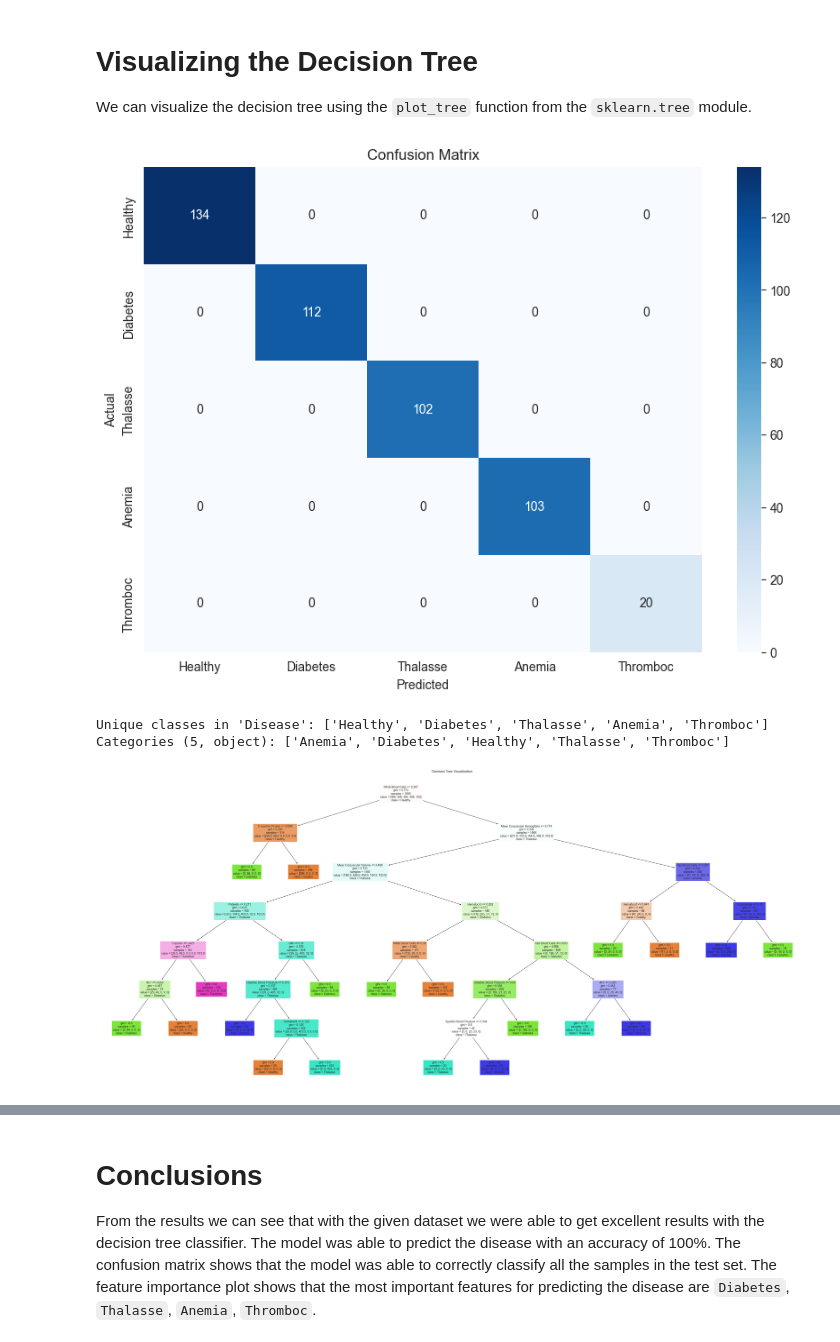
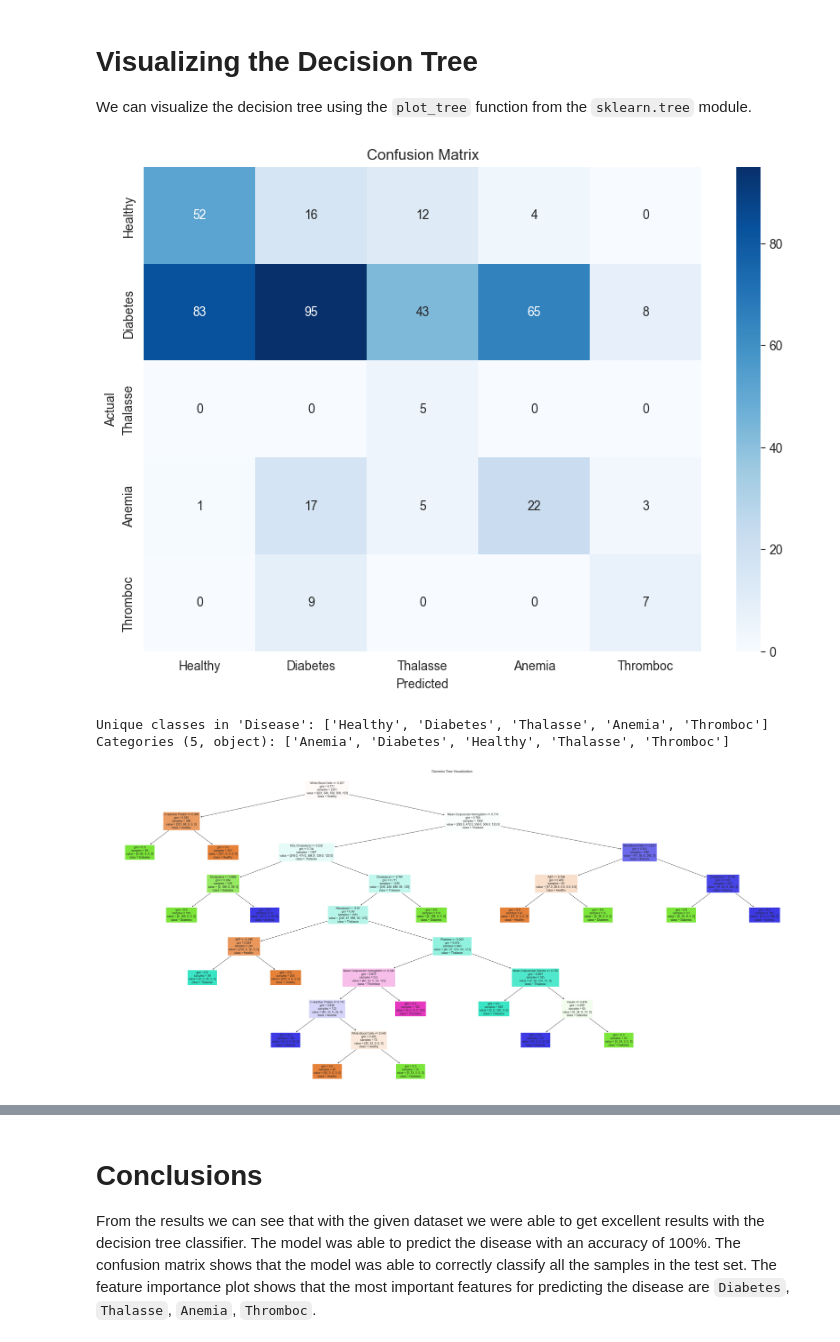
Before and after one commit to tcivie/Disease-prediction, a Jupyter notebook: Decision Trees.ipynb, the cells around one changed output, grey strips where cells are left out. Drawn from its saved outputs; the diff is of its cells as text; code cells hidden in the pictures.

Commit message:
Fixed, to use the test data

```diff
--- a/Decision Trees.ipynb
+++ b/Decision Trees.ipynb
@@ -15,3 +14,6 @@ data.head()
 | 3 | 0.136609 | 0.015605 | 0.419957 | 0.191487 | 0.081168 | 0.166214 | 0.073293 | ... |
 | 4 | 0.176737 | 0.752220 | 0.971779 | 0.785286 | 0.443880 | 0.439851 | 0.894991 | ... |
 5 rows × 25 columns
+# %%
+testData = pd.read_csv('data/blood_samples_dataset_test.csv')
+testData.head()
@@ -62,0 +96,2 @@ dtype: object
+# %%
+testData = testData[testData['Disease'] != 'Heart Di']
@@ -63,2 +108,3 @@ dtype: object
 # %%
-data['Disease'] = pd.Categorical(data['Disease'])
+trainData['Disease'] = pd.Categorical(trainData['Disease'])
+testData['Disease'] = pd.Categorical(testData['Disease'])
@@ -68,8 +137,7 @@ Next, we'll split the data into training and testing sets. We'll use 80% of the
 # %%
-from sklearn.model_selection import train_test_split
+X_train = trainData.drop('Disease', axis=1) # Features
+y_train = trainData['Disease'] # Target variable
 
-X = data.drop('Disease', axis=1) # Features
-y = data['Disease'] # Target variable
-
-X_train, X_test, y_train, y_test = train_test_split(X, y, test_size=0.2, random_state=42)
+X_test = testData.drop('Disease', axis=1) # Features
+y_test = testData['Disease'] # Target variable
 # %%
@@ -131,19 +199,19 @@ We can visualize the decision tree using the `plot_tree` function from the `skle
 # %%
 import seaborn as sns
 from sklearn.metrics import confusion_matrix
 import matplotlib.pyplot as plt
 
 # Generate the confusion matrix
 cm = confusion_matrix(y_test, y_pred)
 
 # Plot using seaborn for a nicer display
 plt.figure(figsize=(10, 7))
-sns.heatmap(cm, annot=True, fmt="d", cmap="Blues", xticklabels=y.unique(), yticklabels=y.unique())
+sns.heatmap(cm, annot=True, fmt="d", cmap="Blues", xticklabels=y_train.unique(), yticklabels=y_train.unique())
 plt.xlabel('Predicted')
 plt.ylabel('Actual')
 plt.title('Confusion Matrix')
 plt.show()
 # %% [output]
-[figure, old version]
+[figure, new version]
 # %%
 # Print the unique classes in 'Disease'
@@ -159,10 +227,10 @@ from sklearn.tree import plot_tree
 plt.figure(figsize=(45, 20))
 
 # Plotting the tree with annotations
-plot_tree(clf, filled=True, feature_names=X.columns, class_names=y.unique(), fontsize=10)
+plot_tree(clf, filled=True, feature_names=X_train.columns, class_names=y_train.unique(), fontsize=10)
 plt.title('Decision Tree Visualization')
 plt.show()
 # %% [output]
-[figure, old version]
+[figure, new version]
 # %%
 # Creating a pandas Series to visualize feature importance
```
Also changed, not shown: parts of 16 cells of this notebook.
